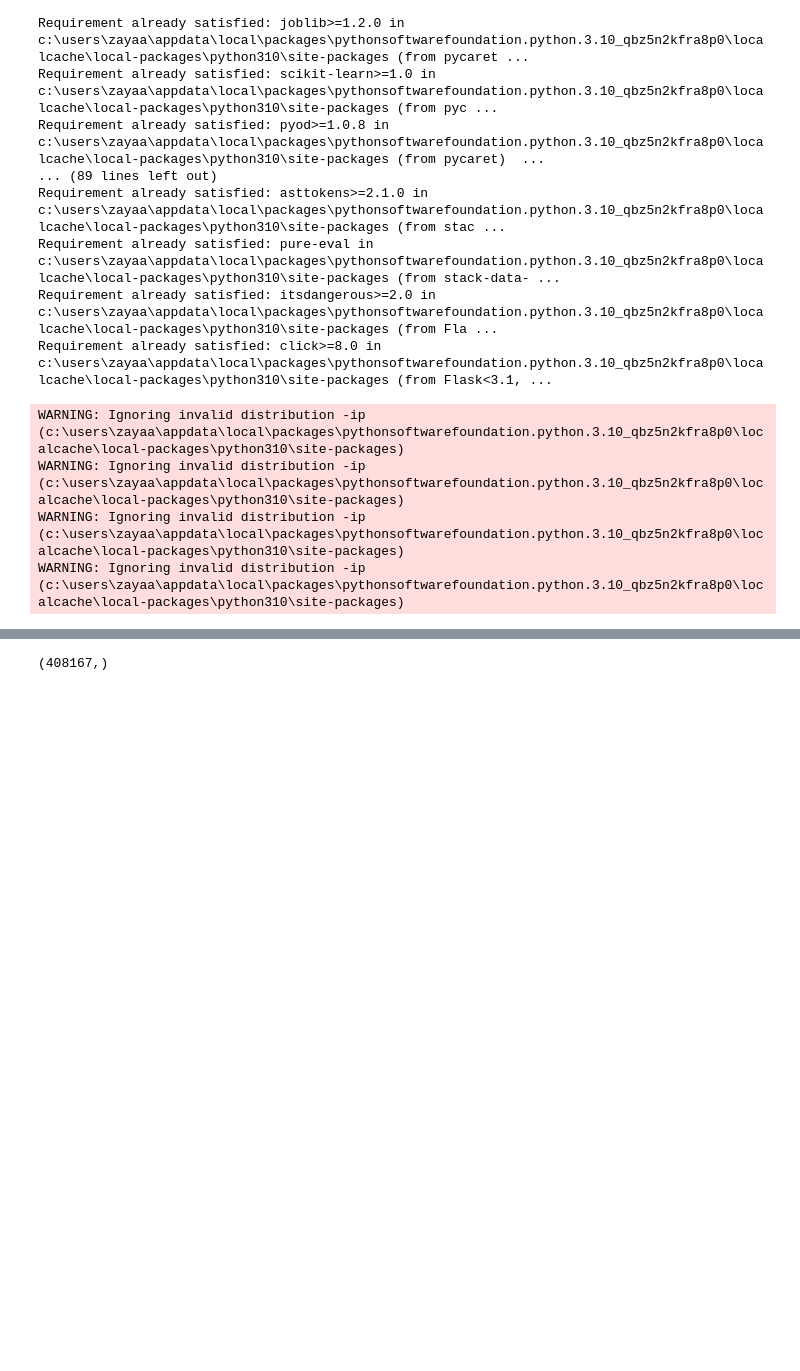
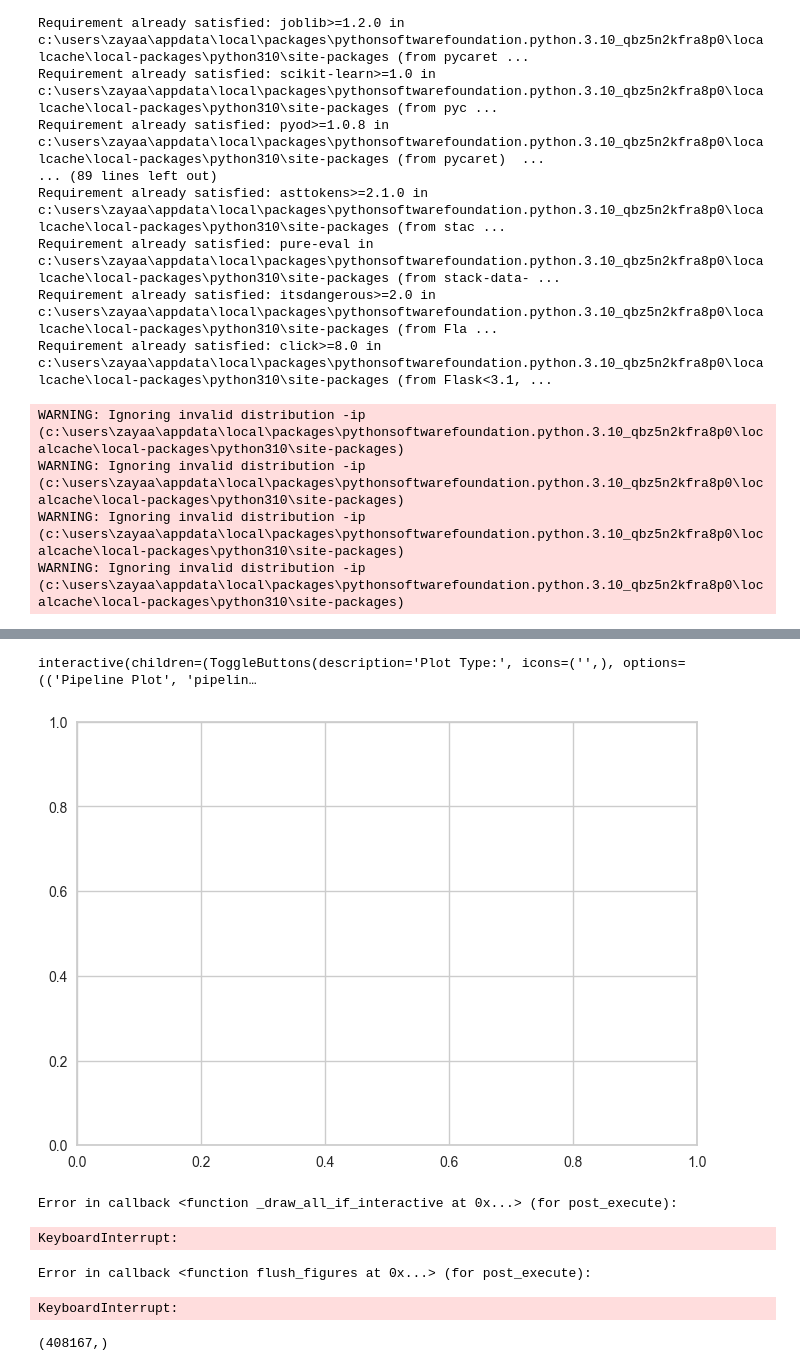
Before and after one commit to PhillipPhan1024/FRI-Feasibility-Study, a Jupyter notebook: neural_network_test.ipynb, the cells around one changed output, grey strips where cells are left out. Drawn from its saved outputs; the diff is of its cells as text; code cells hidden in the pictures; blank space fills up the shorter version.

```diff
--- a/neural_network_test.ipynb
+++ b/neural_network_test.ipynb
@@ -166,0 +183,2 @@ NameError: name 'color_filters_df' is not defined
+# %%
+best_model = compare_models()
@@ -166,0 +205,9 @@ NameError: name 'color_filters_df' is not defined
+# %%
+evaluate_model(best_model)
+# %% [output]
+interactive(children=(ToggleButtons(description='Plot Type:', icons=('',), options=(('Pipeline Plot', 'pipelin…
+[figure, added]
+Error in callback <function _draw_all_if_interactive at 0x...> (for post_execute):
+KeyboardInterrupt:
+Error in callback <function flush_figures at 0x...> (for post_execute):
+KeyboardInterrupt:
```
Also changed, not shown: parts of 4 cells of this notebook, 1 other file.
